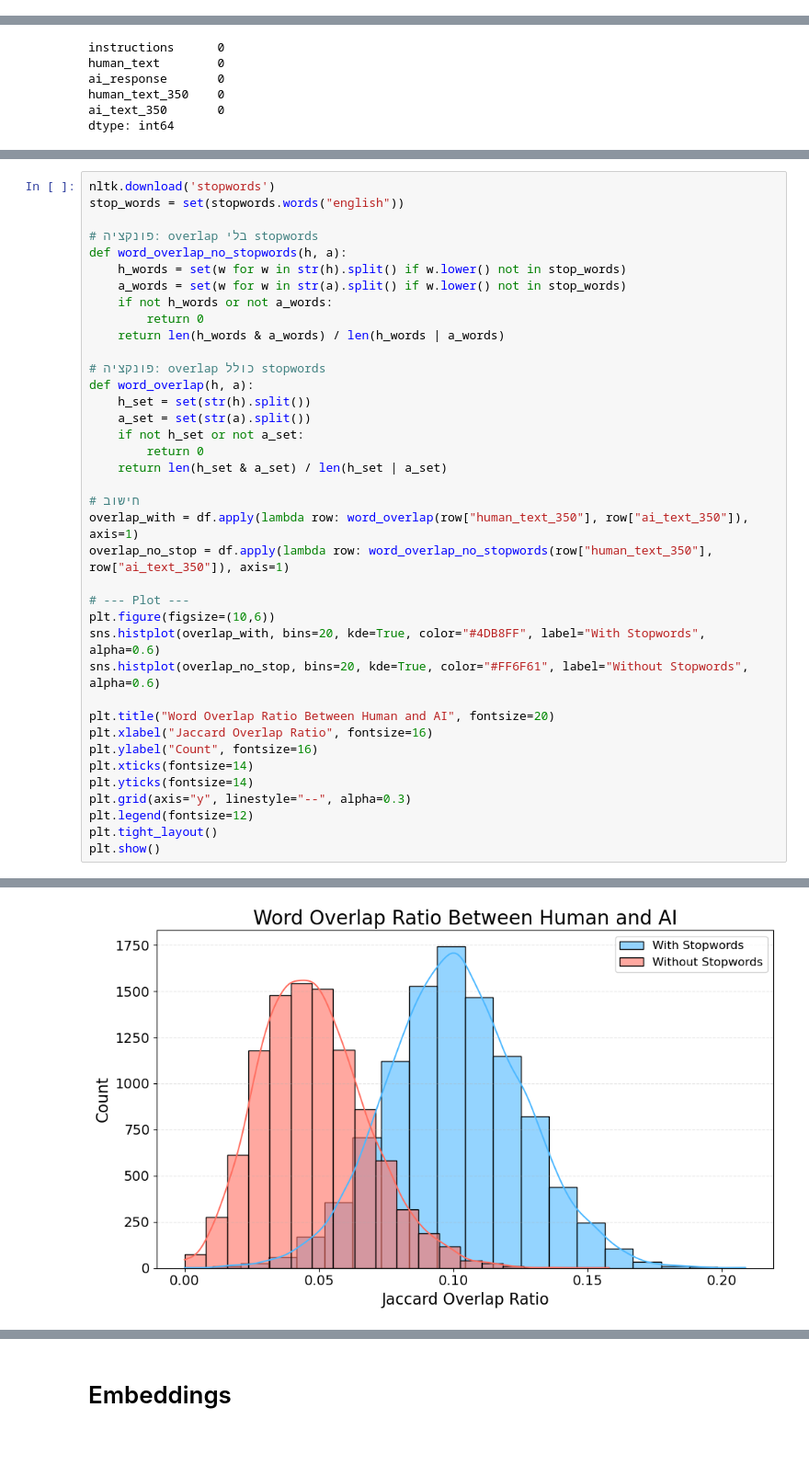
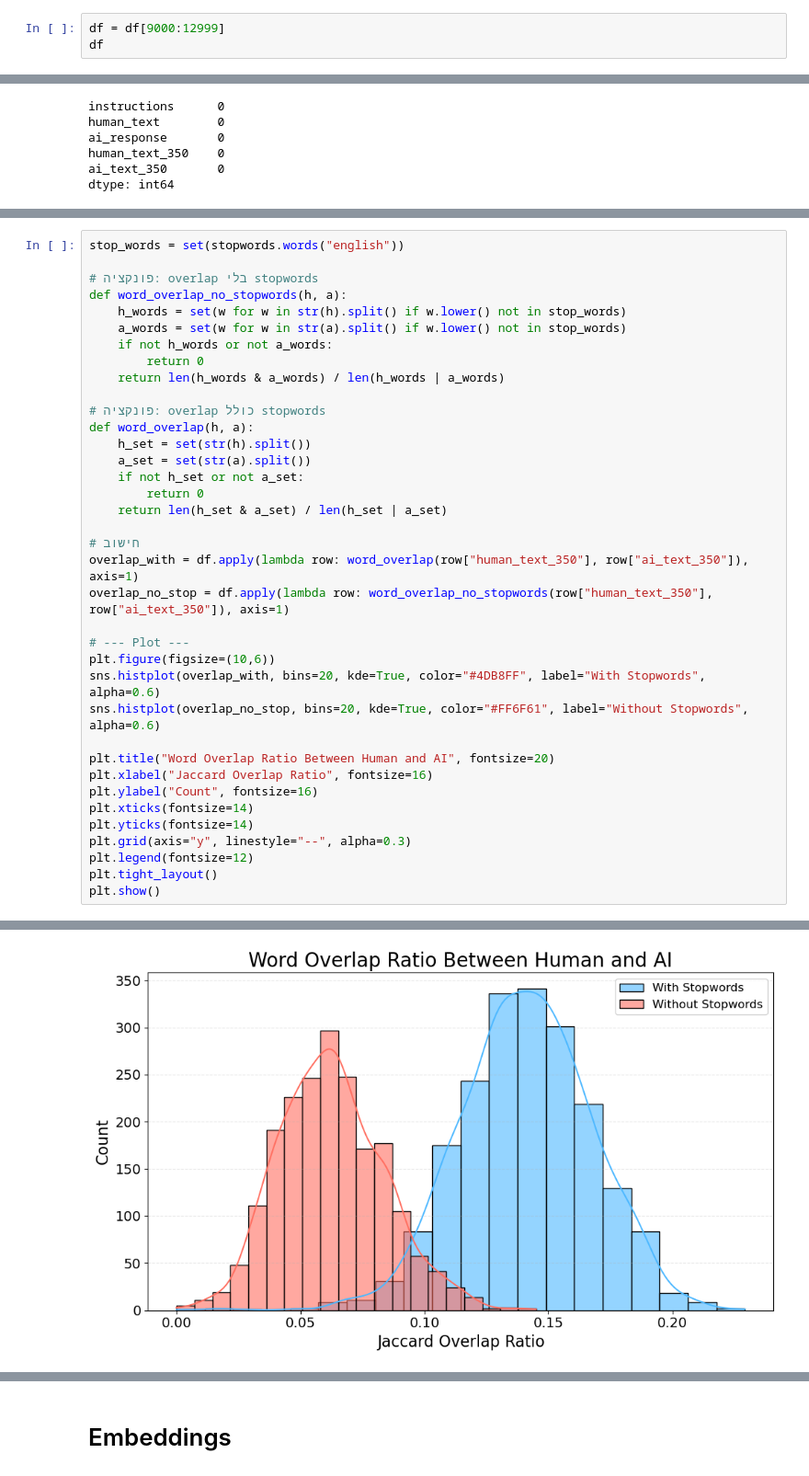
Before and after one commit to BenGaistAI/ai_detection, a Jupyter notebook: main_notebook.ipynb, the cells around one changed output, grey strips where cells are left out. Shown at 92% size. Cells and saved outputs as stored; diff of their text form; blank space fills up the shorter version.

```diff
--- a/main_notebook.ipynb
+++ b/main_notebook.ipynb
@@ -1016,0 +1017,3 @@ df
+# %%
+df = df[9000:12999]
+df
@@ -1113,5 +1129,4 @@ KeyError: 'human_len'
 # %%
-nltk.download('stopwords')
 stop_words = set(stopwords.words("english"))
 
 # פונקציה: overlap בלי stopwords
@@ -1155,4 +1167,4 @@ plt.show()
-[figure, old version]
+[figure, new version]
 # %%
 
 # --- Parameters you can change ---
```
Also changed, not shown: parts of 54 cells of this notebook, 1 other file.
